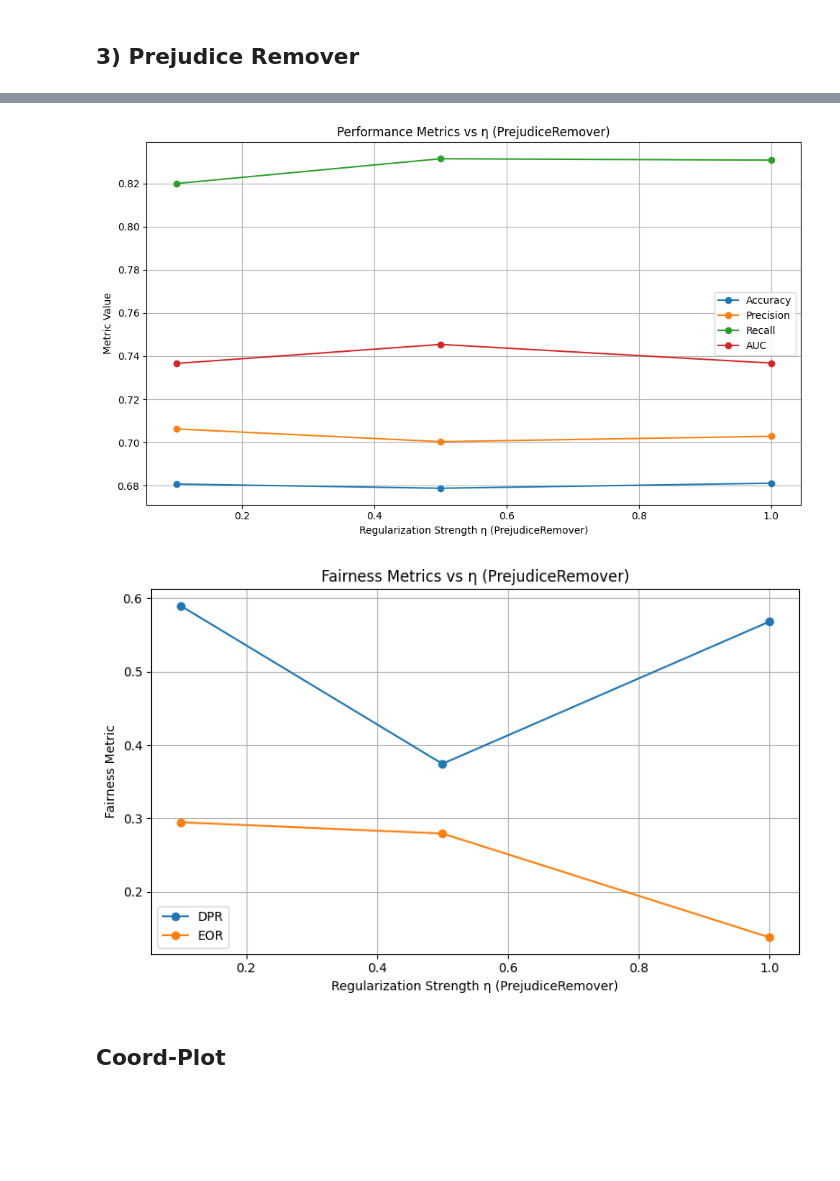
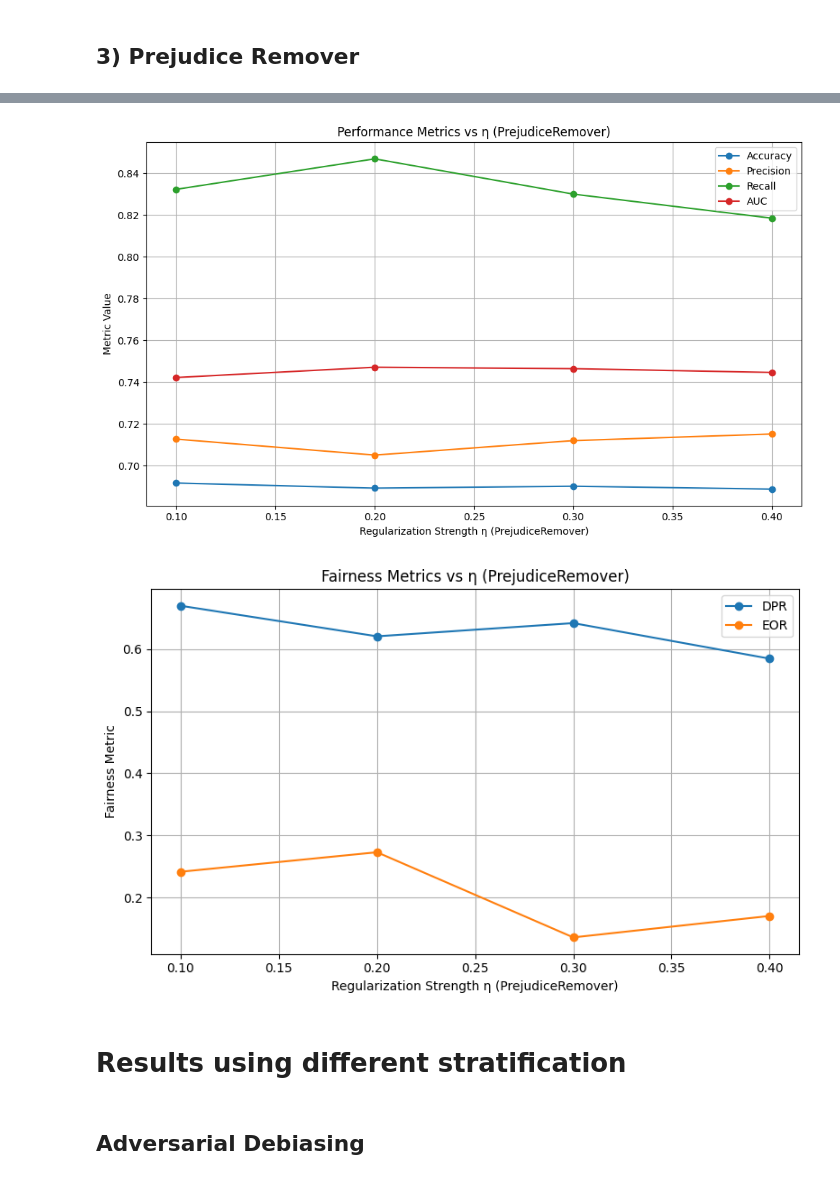
Before and after one commit to kor80/Fair-Candidate-Screening-System, a Jupyter notebook: Inprocessing222.ipynb, the cells around one changed output, grey strips where cells are left out. Drawn from its saved outputs; the diff is of its cells as text; code cells hidden in the pictures; blank space fills up the shorter version.

```diff
--- a/Inprocessing222.ipynb
+++ b/Inprocessing222.ipynb
@@ -1313,7 +1296,7 @@ for i, weight in enumerate(reg_weights):
     print(f"\n== FaUCI training with regularization weight: {weight} ==")
     fold_spds = []
 
-    for fold, (train_index, test_index) in enumerate(skf.split(X, y)):
+    for fold, (train_index, test_index) in enumerate(skf.split(X, df1[sensitive_feature].astype(str))):
         print(f"  Fold {fold + 1}/{k}")
 
         X_train_fold = X.iloc[train_index]
@@ -1324,7 +1307,7 @@ for i, weight in enumerate(reg_weights):
         input_dim = X.shape[1]
         X_test_tensor = torch.tensor(X_test_fold.values, dtype=torch.float32)
 
-        model = Simple_NN(input_dim=input_dim)
+        model = Simple_NN(input_dim)
         optimizer = torch.optim.Adam(model.parameters(), lr=0.001)
 
         fauci_model = fl.Fauci(
@@ -1651,15 +1654,24 @@ metrics_bar_plot(
 # %%
-accuracies = [m['accuracy'] for m in inprocessing_performance_metrics]
-precisions = [m['precision'] for m in inprocessing_performance_metrics]
-recalls = [m['recall'] for m in inprocessing_performance_metrics]
-aucs = [m['auc'] for m in inprocessing_performance_metrics]
+etas_inprocessing = [eta for eta in etas if eta != 0.0]
+
+accuracies = []
+precisions = []
+recalls = []
+aucs = []
+
+for metrics_list in inprocessing_performance_metrics:
+    aggregated = aggregate_metrics(metrics_list)
+    accuracies.append(np.mean(aggregated['accuracy']))
+    precisions.append(np.mean(aggregated['precision']))
+    recalls.append(np.mean(aggregated['recall']))
+    aucs.append(np.mean(aggregated['auc']))
 
 # Plot
 plt.figure(figsize=(10, 6))
-plt.plot(reg_weights, accuracies, marker='o', label='Accuracy')
-plt.plot(reg_weights, precisions, marker='o', label='Precision')
-plt.plot(reg_weights, recalls, marker='o', label='Recall')
-plt.plot(reg_weights, aucs, marker='o', label='AUC')
+plt.plot(etas_inprocessing, accuracies, marker='o', label='Accuracy')
+plt.plot(etas_inprocessing, precisions, marker='o', label='Precision')
+plt.plot(etas_inprocessing, recalls, marker='o', label='Recall')
+plt.plot(etas_inprocessing, aucs, marker='o', label='AUC')
 plt.xlabel('Regularization Strength η (PrejudiceRemover)')
 plt.ylabel('Metric Value')
 plt.title('Performance Metrics vs η (PrejudiceRemover)')
@@ -1668,24 +1680,28 @@ plt.grid(True)
 plt.tight_layout()
 plt.show()
 # %% [output]
-[figure, old version]
+[figure, new version]
 # %%
-# Estrai fairness metrics
-dprs = [m['dpr'] for m in inprocessing_fairness_metrics]
-eors = [m['eor'] for m in inprocessing_fairness_metrics]
+etas_inprocessing = [eta for eta in etas if eta != 0.0]
+
+dprs = []
+eors = []
+
+for metrics_list in inprocessing_fairness_metrics:
+    aggregated = aggregate_metrics(metrics_list)
+    dprs.append(np.mean(aggregated['dpr']))
+    eors.append(np.mean(aggregated['eor']))
 
 # Plot
 plt.figure(figsize=(8, 5))
-plt.plot(reg_weights, dprs, marker='o', label='DPR')
-plt.plot(reg_weights, eors, marker='o', label='EOR')
+plt.plot(etas_inprocessing, dprs, marker='o', label='DPR')
+plt.plot(etas_inprocessing, eors, marker='o', label='EOR')
 plt.xlabel('Regularization Strength η (PrejudiceRemover)')
 plt.ylabel('Fairness Metric')
 plt.title('Fairness Metrics vs η (PrejudiceRemover)')
 plt.legend()
 plt.grid(True)
 plt.tight_layout()
 plt.show()
 # %% [output]
-[figure, old version]
+[figure, new version]
-# %% [markdown]
-## Coord-Plot
@@ -1728,0 +1708,4 @@ plt.show()
+# %% [markdown]
+# Results using different stratification
+# %% [markdown]
+## Adversarial Debiasing
```
Also changed, not shown: parts of 55 cells of this notebook.
